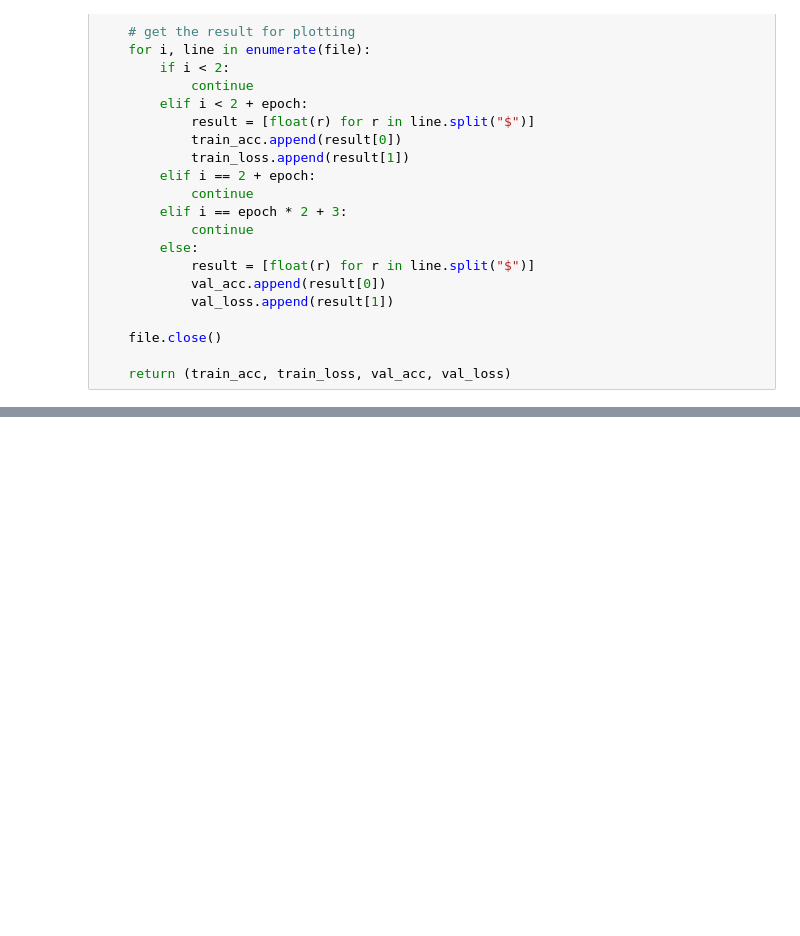
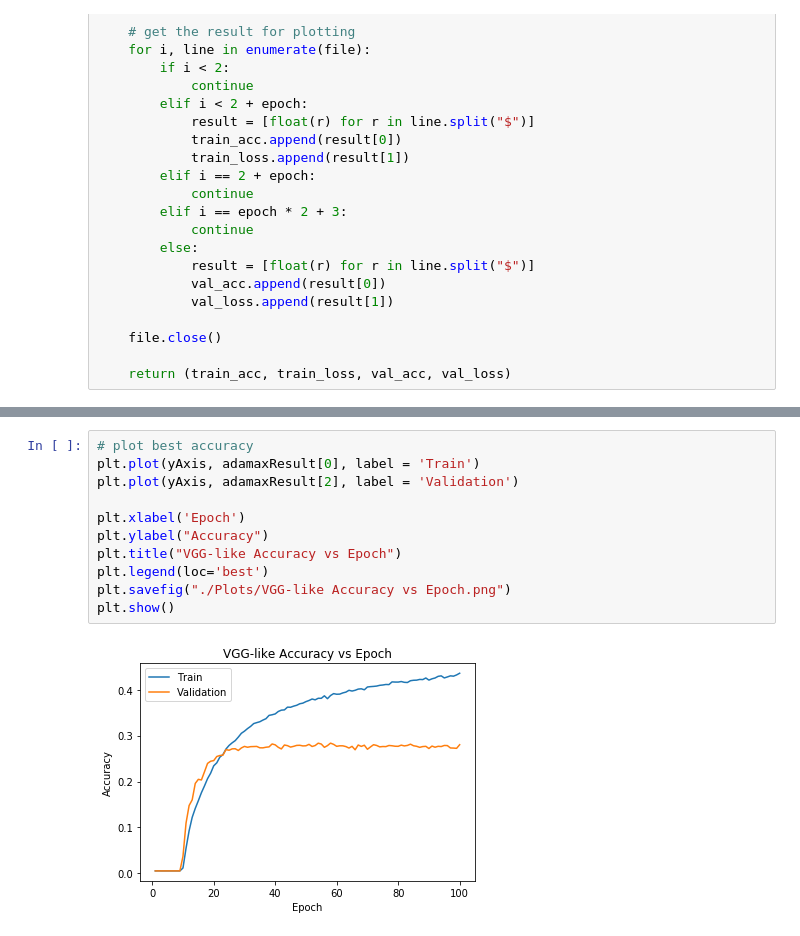
Before and after one commit to kimjaspermui/CNN_On_Tiny_ImageNet, a Jupyter notebook: Plot Results.ipynb, the cells around one changed output, grey strips where cells are left out. Drawn from its saved outputs; the diff is of its cells as text; blank space fills up the shorter version.

Commit message:
Added train and validation accuracy plot

```diff
--- a/Plot Results.ipynb
+++ b/Plot Results.ipynb
@@ -70,0 +76,13 @@ for i in range(4):
+# %%
+# plot best accuracy
+plt.plot(yAxis, adamaxResult[0], label = 'Train')
+plt.plot(yAxis, adamaxResult[2], label = 'Validation')
+
+plt.xlabel('Epoch')
+plt.ylabel("Accuracy")
+plt.title("VGG-like Accuracy vs Epoch")
+plt.legend(loc='best')
+plt.savefig("./Plots/VGG-like Accuracy vs Epoch.png")
+plt.show()
+# %% [output]
+[figure, added]
```
Also changed, not shown: parts of 1 cell of this notebook, 1 other file.
